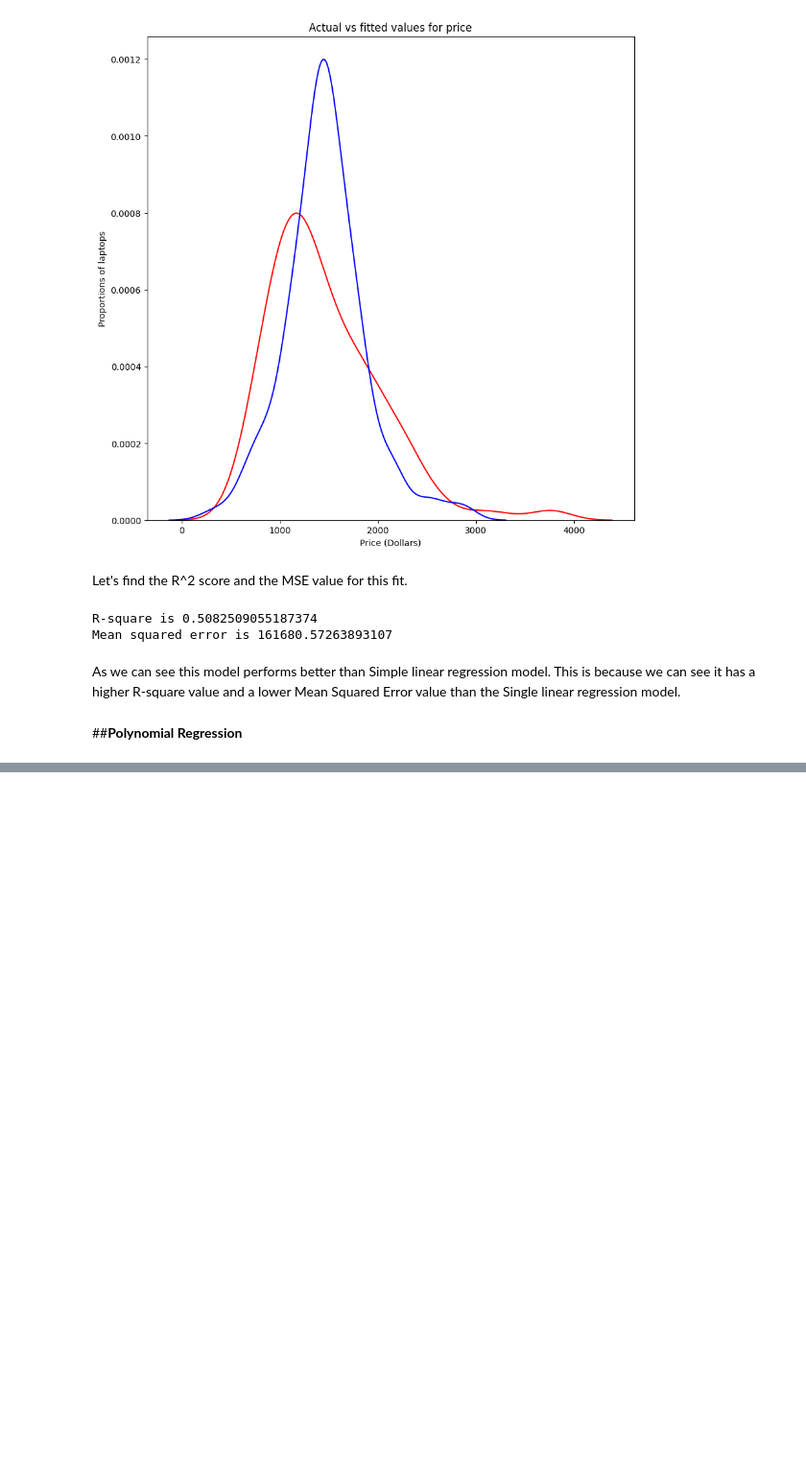
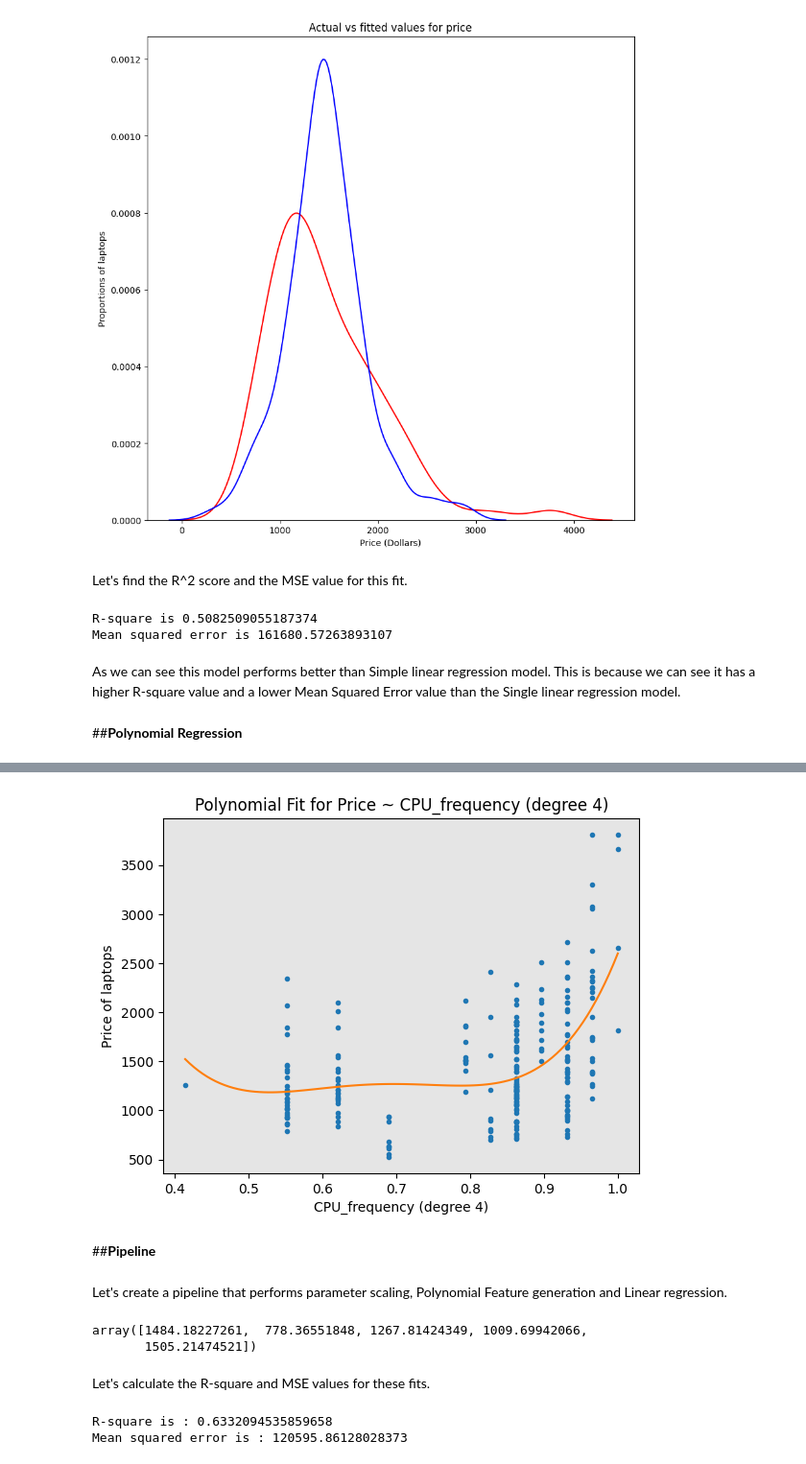
Before and after one commit to Rubieskyama/Data-Science-Ecosystem, a Jupyter notebook: Data Analytics with Python/Laptop_pricing_analyzer.ipynb, the cells around one changed output, grey strips where cells are left out. Shown: that part at 96% size. Drawn from its saved outputs; the diff is of its cells as text; code cells hidden in the pictures; blank space fills up the shorter version.

```diff
--- a/Data Analytics with Python/Laptop_pricing_analyzer.ipynb
+++ b/Data Analytics with Python/Laptop_pricing_analyzer.ipynb
@@ -524,0 +568,37 @@ As we can see this model performs better than Simple linear regression model. Th
+# %%
+#call for function of degree 4
+PlotPolly(p4, a, b, 'CPU_frequency (degree 4)')
+# %% [output]
+[figure, added]
+# %% [markdown]
+##**Pipeline**
+# %% [markdown]
+Let's create a pipeline that performs parameter scaling, Polynomial Feature generation and Linear regression.
+# %%
+input = [('scale', StandardScaler()), ('polynomial', PolynomialFeatures(include_bias=False)), ('model', LinearRegression())]
+pipe = Pipeline(input)
+
+#change Z to type float
+Z = Z.astype(float)
+#fit the model
+pipe.fit(Z, df['Price'])
+#get the prediction
+ypipe = pipe.predict(Z)
+ypipe[0:5]
+# %% [output]
+array([1484.18227261,  778.36551848, 1267.81424349, 1009.69942066,
+       1505.21474521])
+# %% [markdown]
+Let's calculate the R-square and MSE values for these fits.
+# %%
+#calculare R-square
+pipe_r2 = r2_score(df['Price'], ypipe)
+#calculate mean squared error
+pipe_mse = mean_squared_error(df['Price'], ypipe)
+
+#print R-square and MSE
+print(f"R-square is : {pipe_r2}")
+print(f"Mean squared error is : {pipe_mse}")
+# %% [output]
+R-square is : 0.6332094535859658
+Mean squared error is : 120595.86128028373
```
Also changed, not shown: parts of 9 cells of this notebook.
